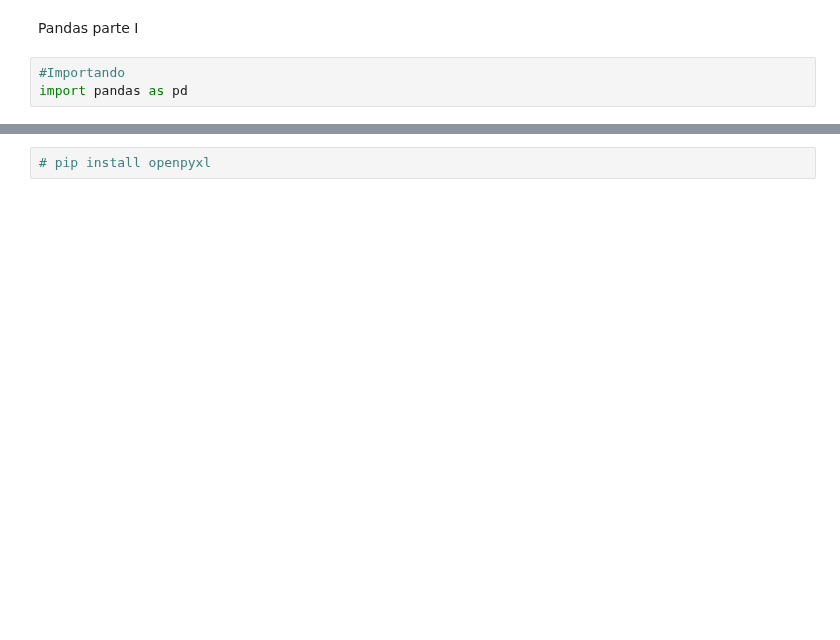
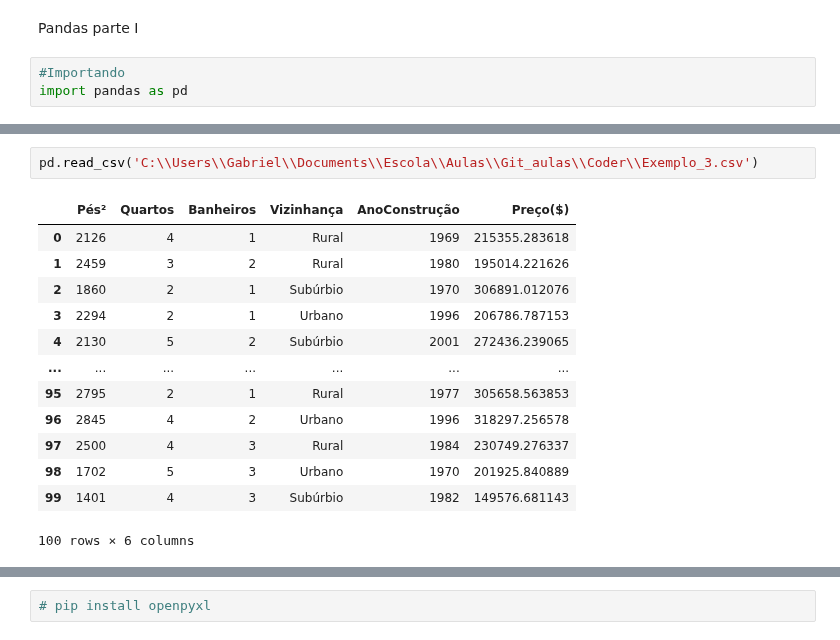
Before and after one commit to gamrodrigues/Coder, a Jupyter notebook: Aula 8.ipynb, the cells around one changed output, grey strips where cells are left out. Drawn from its saved outputs; the diff is of its cells as text; blank space fills up the shorter version.

Commit message:
Aula 8

```diff
--- a/Aula 8.ipynb
+++ b/Aula 8.ipynb
@@ -7,0 +44,16 @@ import pandas as pd
+# %%
+pd.read_csv('C:\\Users\\Gabriel\\Documents\\Escola\\Aulas\\Git_aulas\\Coder\\Exemplo_3.csv')
+# %% [output]
+|  | Pés² | Quartos | Banheiros | Vizinhança | AnoConstrução | Preço($) |
+| 0 | 2126 | 4 | 1 | Rural | 1969 | 215355.283618 |
+| 1 | 2459 | 3 | 2 | Rural | 1980 | 195014.221626 |
+| 2 | 1860 | 2 | 1 | Subúrbio | 1970 | 306891.012076 |
+| 3 | 2294 | 2 | 1 | Urbano | 1996 | 206786.787153 |
+| 4 | 2130 | 5 | 2 | Subúrbio | 2001 | 272436.239065 |
+| ... | ... | ... | ... | ... | ... | ... |
+| 95 | 2795 | 2 | 1 | Rural | 1977 | 305658.563853 |
+| 96 | 2845 | 4 | 2 | Urbano | 1996 | 318297.256578 |
+| 97 | 2500 | 4 | 3 | Rural | 1984 | 230749.276337 |
+| 98 | 1702 | 5 | 3 | Urbano | 1970 | 201925.840889 |
+| 99 | 1401 | 4 | 3 | Subúrbio | 1982 | 149576.681143 |
+100 rows × 6 columns
```
Also changed, not shown: parts of 33 cells of this notebook.
